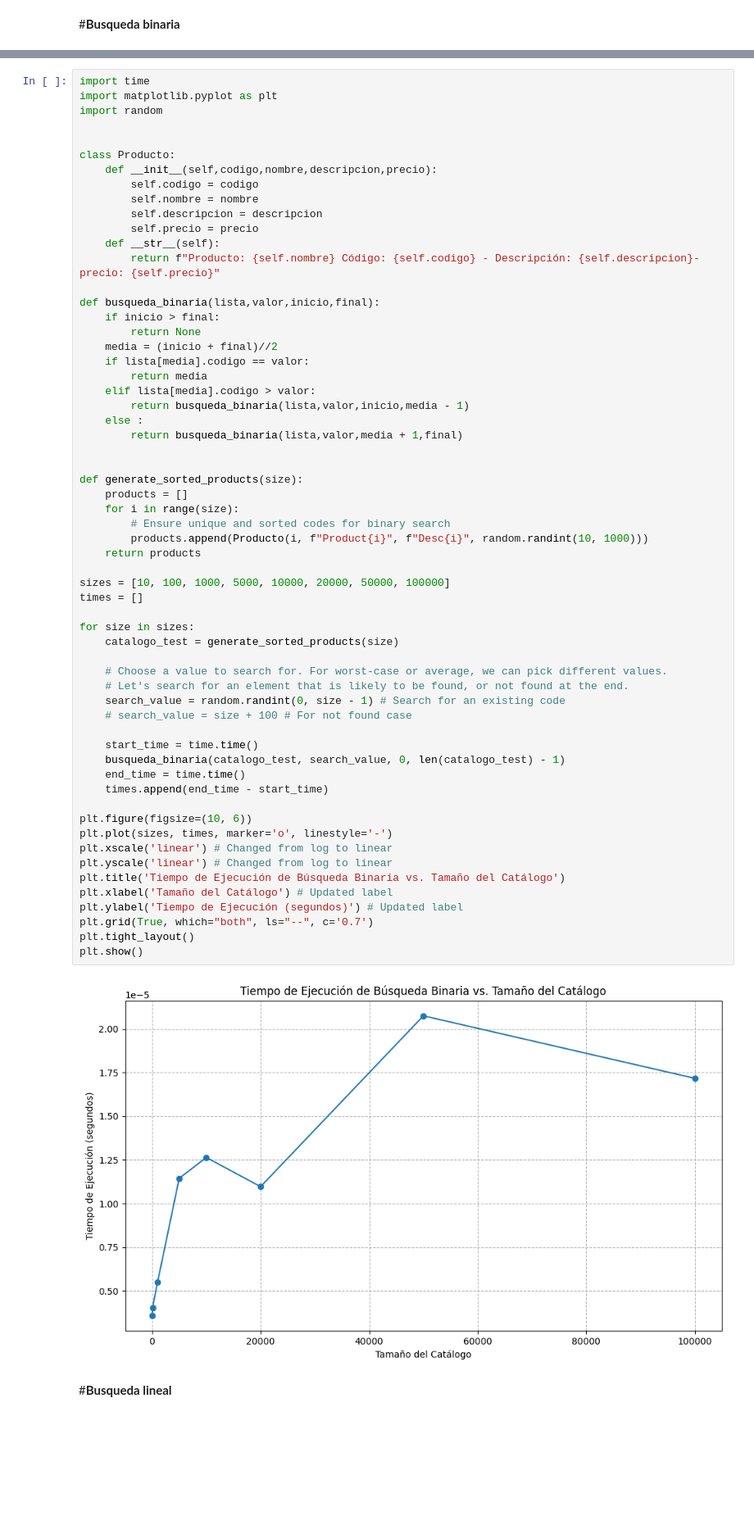
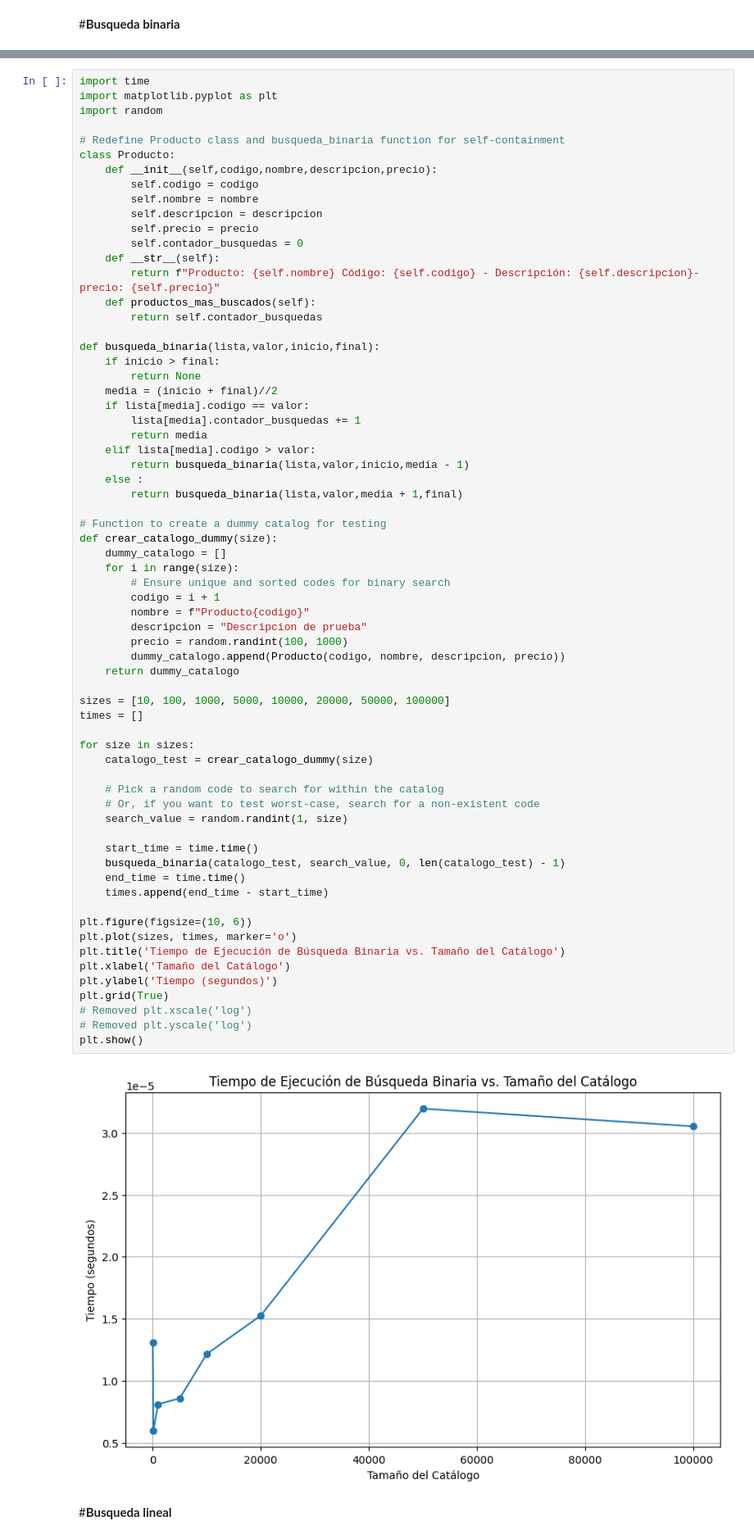
Before and after one commit to dragonhumeante07/pruebas-de-codigos, a Jupyter notebook: ejercicio_3_taller4.ipynb, the cells around one changed output, grey strips where cells are left out. Shown at 82% size. Drawn from its saved outputs; the diff is of its cells as text; blank space fills up the shorter version.

```diff
--- a/ejercicio_3_taller4.ipynb
+++ b/ejercicio_3_taller4.ipynb
@@ -84,63 +119,69 @@ import time
 import matplotlib.pyplot as plt
 import random
 
-
+# Redefine Producto class and busqueda_binaria function for self-containment
 class Producto:
     def __init__(self,codigo,nombre,descripcion,precio):
         self.codigo = codigo
         self.nombre = nombre
         self.descripcion = descripcion
         self.precio = precio
+        self.contador_busquedas = 0
     def __str__(self):
         return f"Producto: {self.nombre} Código: {self.codigo} - Descripción: {self.descripcion}- precio: {self.precio}"
+    def productos_mas_buscados(self):
+        return self.contador_busquedas
 
 def busqueda_binaria(lista,valor,inicio,final):
     if inicio > final:
         return None
     media = (inicio + final)//2
     if lista[media].codigo == valor:
+        lista[media].contador_busquedas += 1
         return media
     elif lista[media].codigo > valor:
         return busqueda_binaria(lista,valor,inicio,media - 1)
     else :
         return busqueda_binaria(lista,valor,media + 1,final)
 
-
-def generate_sorted_products(size):
-    products = []
+# Function to create a dummy catalog for testing
+def crear_catalogo_dummy(size):
+    dummy_catalogo = []
     for i in range(size):
         # Ensure unique and sorted codes for binary search
-        products.append(Producto(i, f"Product{i}", f"Desc{i}", random.randint(10, 1000)))
-    return products
+        codigo = i + 1
+        nombre = f"Producto{codigo}"
+        descripcion = "Descripcion de prueba"
+        precio = random.randint(100, 1000)
+        dummy_catalogo.append(Producto(codigo, nombre, descripcion, precio))
+    return dummy_catalogo
 
 sizes = [10, 100, 1000, 5000, 10000, 20000, 50000, 100000]
 times = []
 
 for size in sizes:
-    catalogo_test = generate_sorted_products(size)
+    catalogo_test = crear_catalogo_dummy(size)
 
-    # Choose a value to search for. For worst-case or average, we can pick different values.
-    # Let's search for an element that is likely to be found, or not found at the end.
-    search_value = random.randint(0, size - 1) # Search for an existing code
-    # search_value = size + 100 # For not found case
+    # Pick a random code to search for within the catalog
+    # Or, if you want to test worst-case, search for a non-existent code
+    search_value = random.randint(1, size)
 
     start_time = time.time()
     busqueda_binaria(catalogo_test, search_value, 0, len(catalogo_test) - 1)
     end_time = time.time()
     times.append(end_time - start_time)
 
 plt.figure(figsize=(10, 6))
-plt.plot(sizes, times, marker='o', linestyle='-')
-plt.xscale('linear') # Changed from log to linear
-plt.yscale('linear') # Changed from log to linear
+plt.plot(sizes, times, marker='o')
 plt.title('Tiempo de Ejecución de Búsqueda Binaria vs. Tamaño del Catálogo')
-plt.xlabel('Tamaño del Catálogo') # Updated label
-plt.ylabel('Tiempo de Ejecución (segundos)') # Updated label
-plt.grid(True, which="both", ls="--", c='0.7')
-plt.tight_layout()
+plt.xlabel('Tamaño del Catálogo')
+plt.ylabel('Tiempo (segundos)')
+plt.grid(True)
+# Removed plt.xscale('log')
+# Removed plt.yscale('log')
 plt.show()
 # %% [output]
-[figure, old version]
+[figure, new version]
 # %% [markdown]
 #**Busqueda lineal**
 # %%
```
Also changed, not shown: parts of 12 cells of this notebook.
